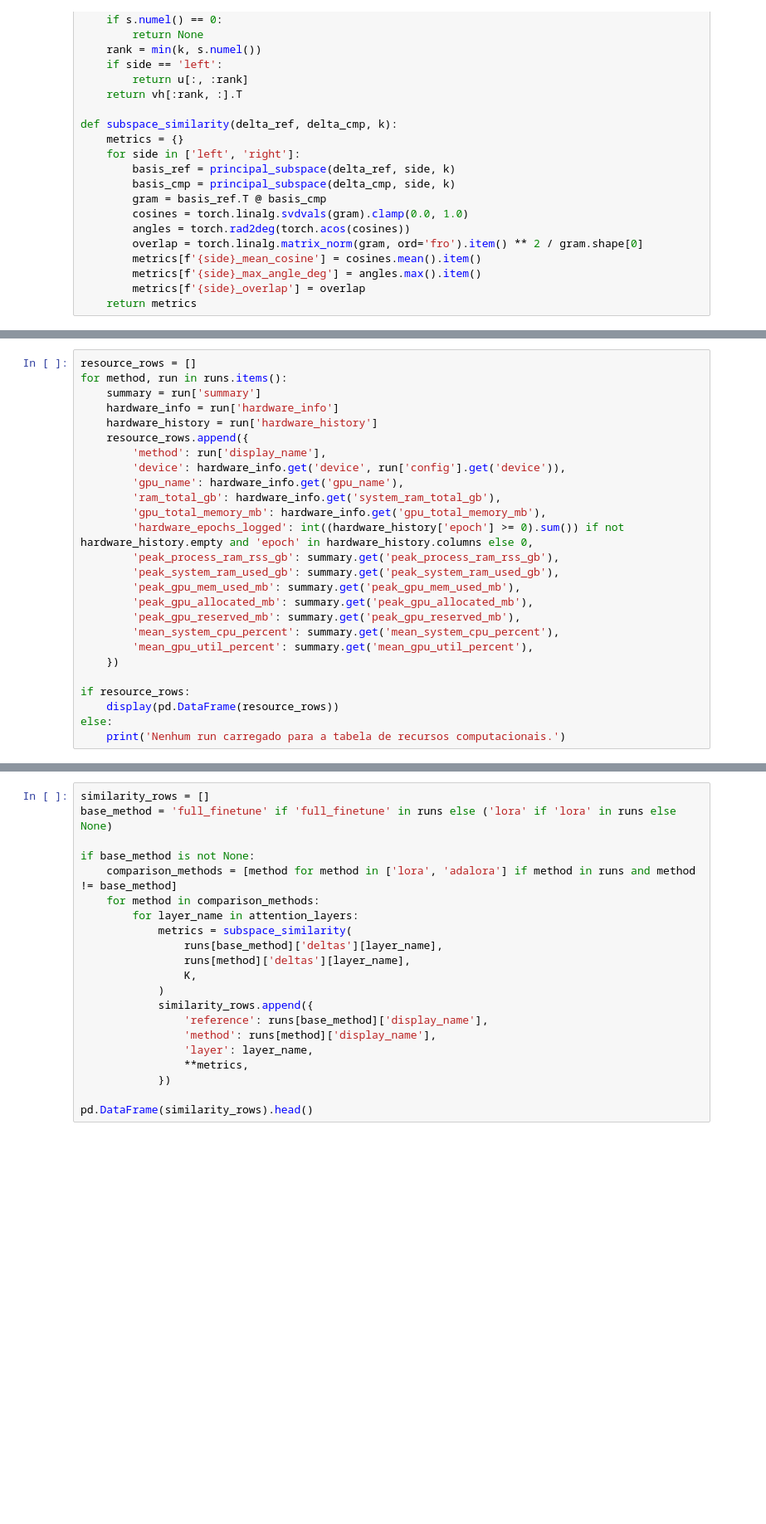
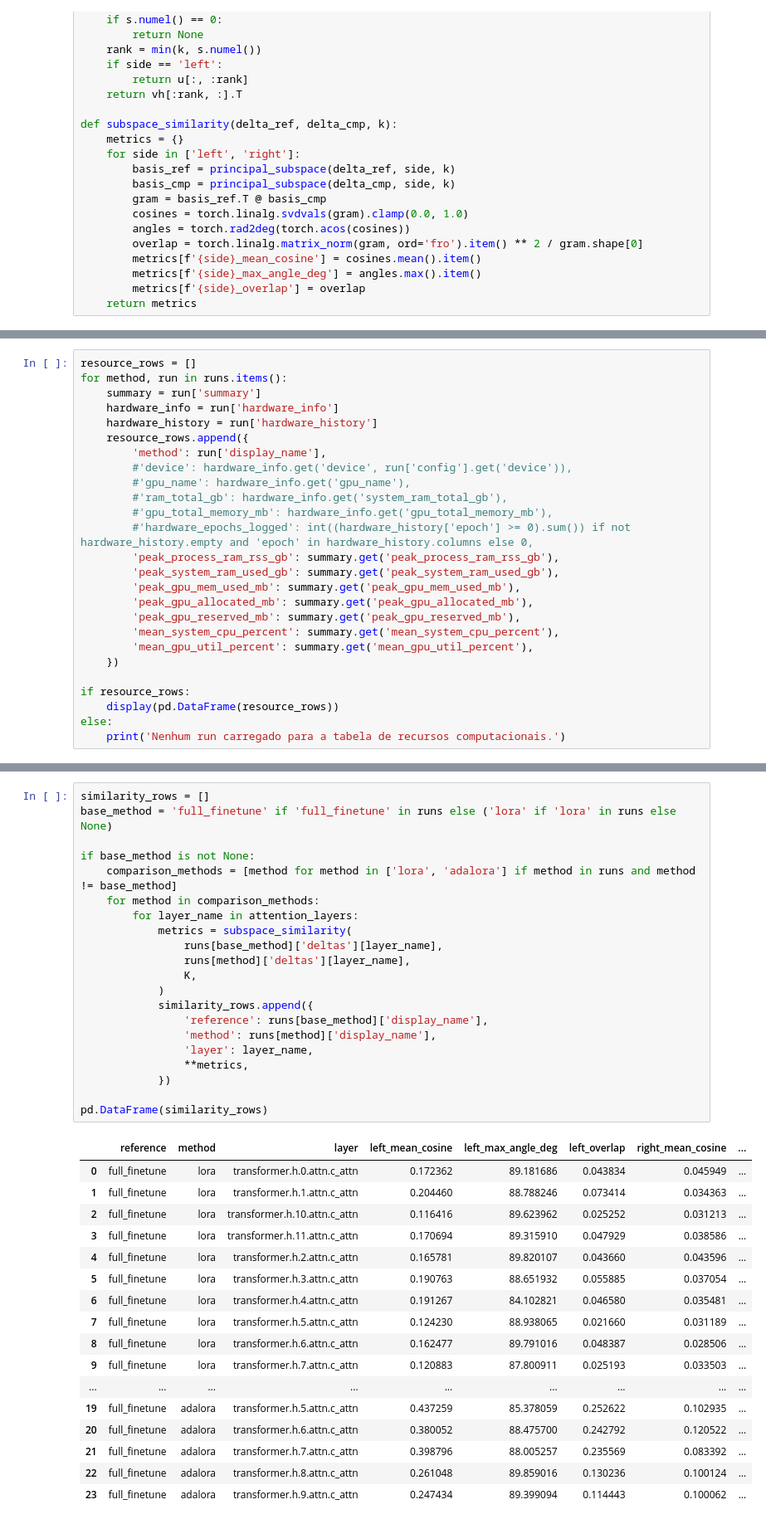
Before and after one commit to vitmesquita/computational-linear-algebra-lora, a Jupyter notebook: analysis/article_analysis.ipynb, the cells around one changed output, grey strips where cells are left out. Shown at 83% size. Drawn from its saved outputs; the diff is of its cells as text; blank space fills up the shorter version.

```diff
--- a/analysis/article_analysis.ipynb
+++ b/analysis/article_analysis.ipynb
@@ -248,11 +298,11 @@ for method, run in runs.items():
     hardware_history = run['hardware_history']
     resource_rows.append({
         'method': run['display_name'],
-        'device': hardware_info.get('device', run['config'].get('device')),
-        'gpu_name': hardware_info.get('gpu_name'),
-        'ram_total_gb': hardware_info.get('system_ram_total_gb'),
-        'gpu_total_memory_mb': hardware_info.get('gpu_total_memory_mb'),
-        'hardware_epochs_logged': int((hardware_history['epoch'] >= 0).sum()) if not hardware_history.empty and 'epoch' in hardware_history.columns else 0,
+        #'device': hardware_info.get('device', run['config'].get('device')),
+        #'gpu_name': hardware_info.get('gpu_name'),
+        #'ram_total_gb': hardware_info.get('system_ram_total_gb'),
+        #'gpu_total_memory_mb': hardware_info.get('gpu_total_memory_mb'),
+        #'hardware_epochs_logged': int((hardware_history['epoch'] >= 0).sum()) if not hardware_history.empty and 'epoch' in hardware_history.columns else 0,
         'peak_process_ram_rss_gb': summary.get('peak_process_ram_rss_gb'),
         'peak_system_ram_used_gb': summary.get('peak_system_ram_used_gb'),
         'peak_gpu_mem_used_mb': summary.get('peak_gpu_mem_used_mb'),
@@ -426,24 +514,42 @@ pd.DataFrame(svd_rows).head()
 # %%
 similarity_rows = []
 base_method = 'full_finetune' if 'full_finetune' in runs else ('lora' if 'lora' in runs else None)
 
 if base_method is not None:
     comparison_methods = [method for method in ['lora', 'adalora'] if method in runs and method != base_method]
     for method in comparison_methods:
         for layer_name in attention_layers:
             metrics = subspace_similarity(
                 runs[base_method]['deltas'][layer_name],
                 runs[method]['deltas'][layer_name],
                 K,
             )
             similarity_rows.append({
                 'reference': runs[base_method]['display_name'],
                 'method': runs[method]['display_name'],
                 'layer': layer_name,
                 **metrics,
             })
 
-pd.DataFrame(similarity_rows).head()
+pd.DataFrame(similarity_rows)
+# %% [output]
+|  | reference | method | layer | left_mean_cosine | left_max_angle_deg | left_overlap | right_mean_cosine | ... |
+| 0 | full_finetune | lora | transformer.h.0.attn.c_attn | 0.172362 | 89.181686 | 0.043834 | 0.045949 | ... |
+| 1 | full_finetune | lora | transformer.h.1.attn.c_attn | 0.204460 | 88.788246 | 0.073414 | 0.034363 | ... |
+| 2 | full_finetune | lora | transformer.h.10.attn.c_attn | 0.116416 | 89.623962 | 0.025252 | 0.031213 | ... |
+| 3 | full_finetune | lora | transformer.h.11.attn.c_attn | 0.170694 | 89.315910 | 0.047929 | 0.038586 | ... |
+| 4 | full_finetune | lora | transformer.h.2.attn.c_attn | 0.165781 | 89.820107 | 0.043660 | 0.043596 | ... |
+| 5 | full_finetune | lora | transformer.h.3.attn.c_attn | 0.190763 | 88.651932 | 0.055885 | 0.037054 | ... |
+| 6 | full_finetune | lora | transformer.h.4.attn.c_attn | 0.191267 | 84.102821 | 0.046580 | 0.035481 | ... |
+| 7 | full_finetune | lora | transformer.h.5.attn.c_attn | 0.124230 | 88.938065 | 0.021660 | 0.031189 | ... |
+| 8 | full_finetune | lora | transformer.h.6.attn.c_attn | 0.162477 | 89.791016 | 0.048387 | 0.028506 | ... |
+| 9 | full_finetune | lora | transformer.h.7.attn.c_attn | 0.120883 | 87.800911 | 0.025193 | 0.033503 | ... |
+| ... | ... | ... | ... | ... | ... | ... | ... | ... |
+| 19 | full_finetune | adalora | transformer.h.5.attn.c_attn | 0.437259 | 85.378059 | 0.252622 | 0.102935 | ... |
+| 20 | full_finetune | adalora | transformer.h.6.attn.c_attn | 0.380052 | 88.475700 | 0.242792 | 0.120522 | ... |
+| 21 | full_finetune | adalora | transformer.h.7.attn.c_attn | 0.398796 | 88.005257 | 0.235569 | 0.083392 | ... |
+| 22 | full_finetune | adalora | transformer.h.8.attn.c_attn | 0.261048 | 89.859016 | 0.130236 | 0.100124 | ... |
+| 23 | full_finetune | adalora | transformer.h.9.attn.c_attn | 0.247434 | 89.399094 | 0.114443 | 0.100062 | ... |
 # %%
 adalora_mlp_rows = []
 if 'adalora' in runs:
```
Also changed, not shown: parts of 18 cells of this notebook, 2 other files.
